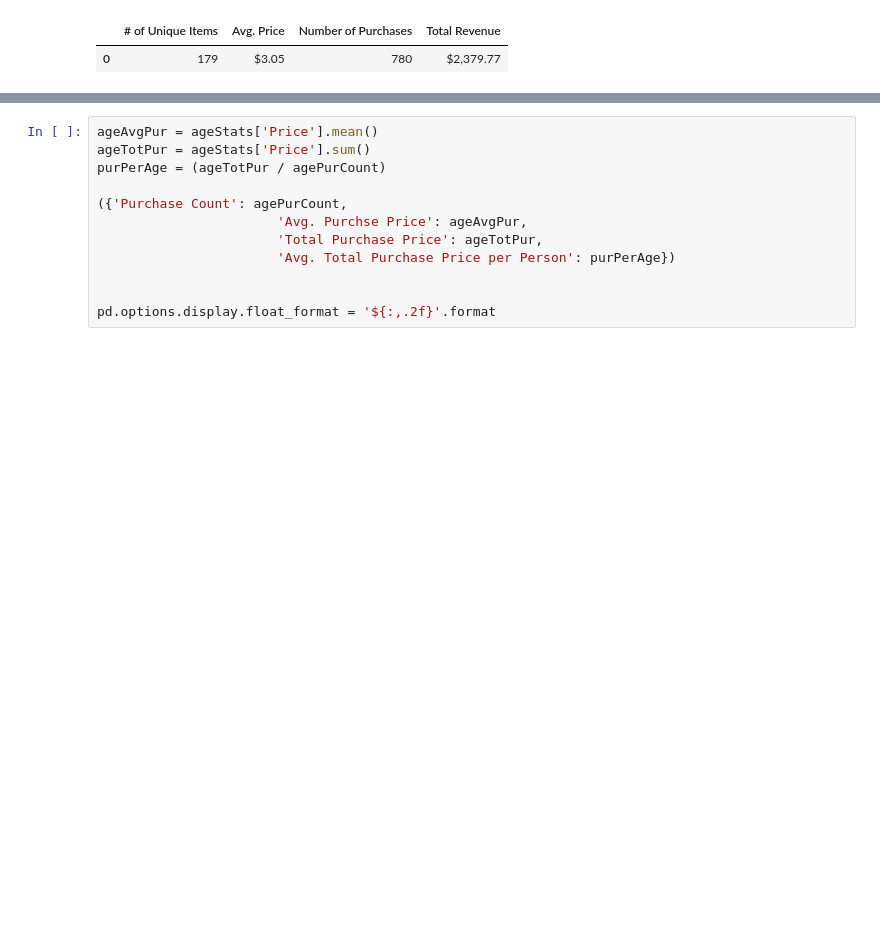
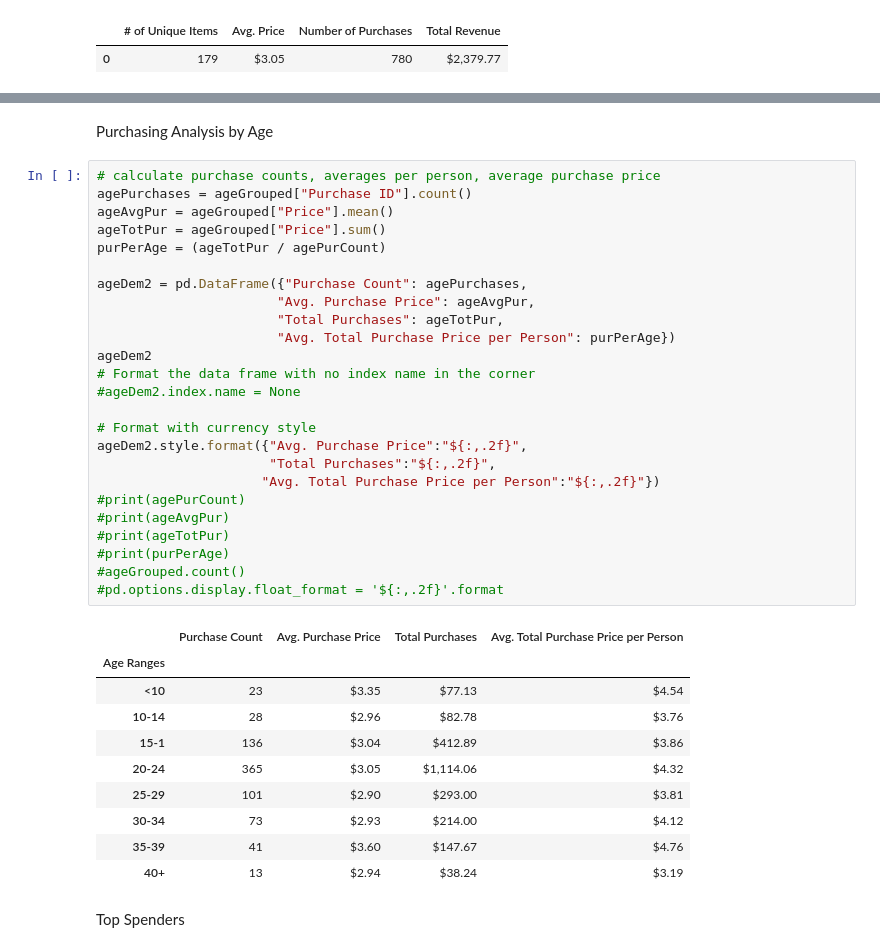
Before and after one commit to mingram20/pandas-project, a Jupyter notebook: HeroesOfPymoli.ipynb, the cells around one changed output, grey strips where cells are left out. Drawn from its saved outputs; the diff is of its cells as text; blank space fills up the shorter version.

```diff
--- a/HeroesOfPymoli.ipynb
+++ b/HeroesOfPymoli.ipynb
@@ -127,12 +143,40 @@ IndexError: invalid index to scalar variable.
-# %%
-ageAvgPur = ageStats['Price'].mean()
-ageTotPur = ageStats['Price'].sum()
-purPerAge = (ageTotPur / agePurCount)
-
-({'Purchase Count': agePurCount,
-                       'Avg. Purchse Price': ageAvgPur,
-                       'Total Purchase Price': ageTotPur,
-                       'Avg. Total Purchase Price per Person': purPerAge})
-
-
-pd.options.display.float_format = '${:,.2f}'.format
+# %% [markdown]
+Purchasing Analysis by Age
+# %%
+# calculate purchase counts, averages per person, average purchase price
+agePurchases = ageGrouped["Purchase ID"].count()
+ageAvgPur = ageGrouped["Price"].mean()
+ageTotPur = ageGrouped["Price"].sum()
+purPerAge = (ageTotPur / agePurCount)
+
+ageDem2 = pd.DataFrame({"Purchase Count": agePurchases,
+                       "Avg. Purchase Price": ageAvgPur,
+                       "Total Purchases": ageTotPur,
+                       "Avg. Total Purchase Price per Person": purPerAge})
+ageDem2
+# Format the data frame with no index name in the corner
+#ageDem2.index.name = None
+
+# Format with currency style
+ageDem2.style.format({"Avg. Purchase Price":"${:,.2f}",
+                      "Total Purchases":"${:,.2f}",
+                     "Avg. Total Purchase Price per Person":"${:,.2f}"})
+#print(agePurCount)
+#print(ageAvgPur)
+#print(ageTotPur)
+#print(purPerAge)
+#ageGrouped.count()
+#pd.options.display.float_format = '${:,.2f}'.format
+# %% [output]
+|  | Purchase Count | Avg. Purchase Price | Total Purchases | Avg. Total Purchase Price per Person |
+| Age Ranges |  |  |  |  |
+| <10 | 23 | $3.35 | $77.13 | $4.54 |
+| 10-14 | 28 | $2.96 | $82.78 | $3.76 |
+| 15-1 | 136 | $3.04 | $412.89 | $3.86 |
+| 20-24 | 365 | $3.05 | $1,114.06 | $4.32 |
+| 25-29 | 101 | $2.90 | $293.00 | $3.81 |
+| 30-34 | 73 | $2.93 | $214.00 | $4.12 |
+| 35-39 | 41 | $3.60 | $147.67 | $4.76 |
+| 40+ | 13 | $2.94 | $38.24 | $3.19 |
+# %% [markdown]
+Top Spenders
```
Also changed, not shown: parts of 14 cells of this notebook.
